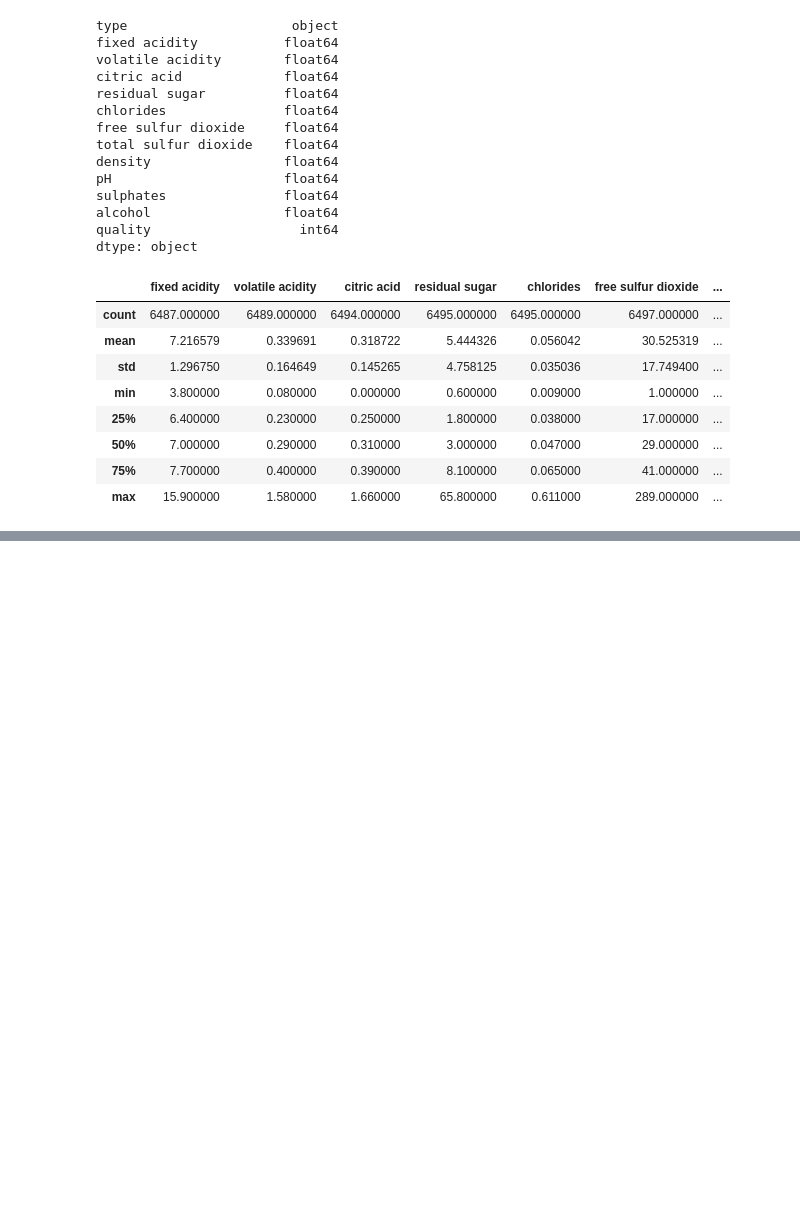
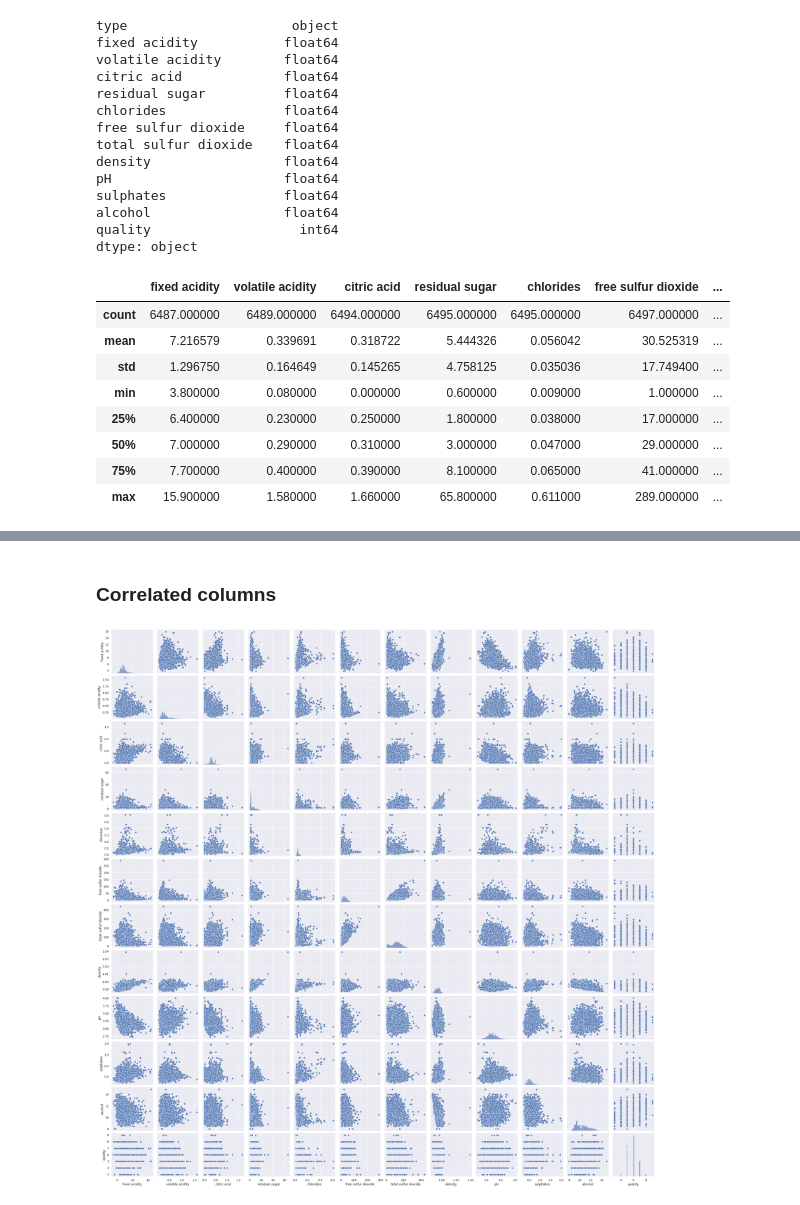
Before and after one commit to OSWA00/Wine-quality-predictor, a Jupyter notebook: notebooks/data_analysis.ipynb, the cells around one changed output, grey strips where cells are left out. Drawn from its saved outputs; the diff is of its cells as text; code cells hidden in the pictures; blank space fills up the shorter version.

```diff
--- a/notebooks/data_analysis.ipynb
+++ b/notebooks/data_analysis.ipynb
@@ -73,0 +127,7 @@ df_raw.describe()
+# %% [markdown]
+### Correlated columns
+# %%
+sns.pairplot(df_raw)
+plt.show()
+# %% [output]
+[figure, added]
```
Also changed, not shown: parts of 13 cells of this notebook.
